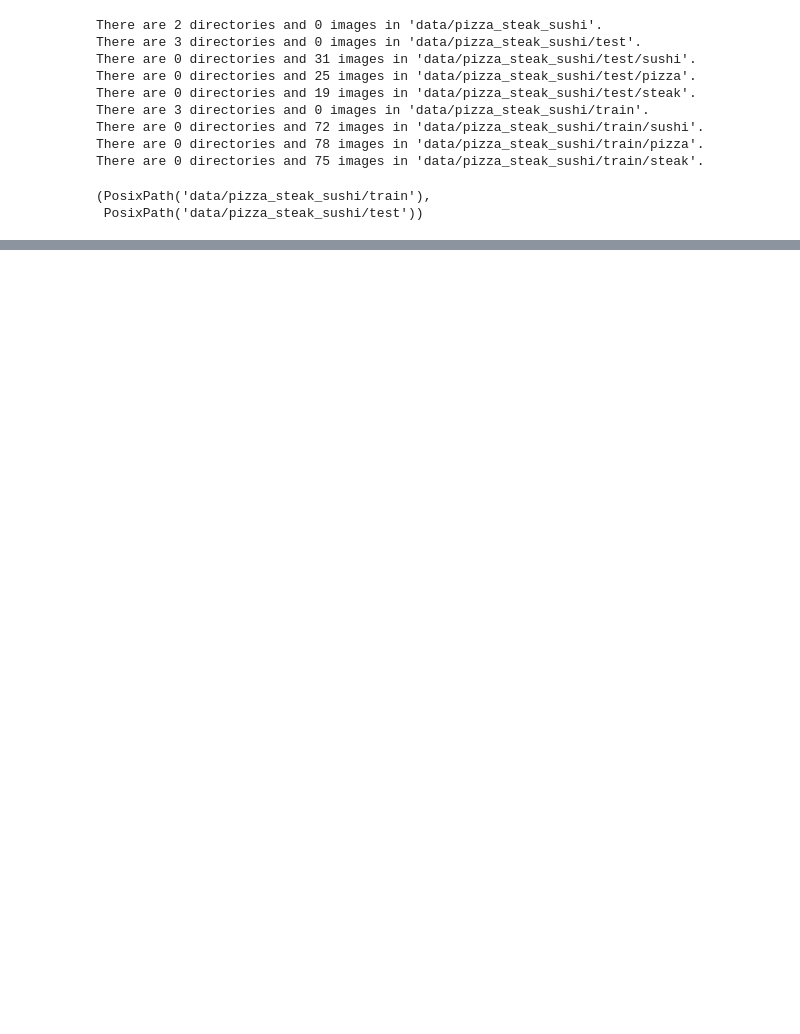
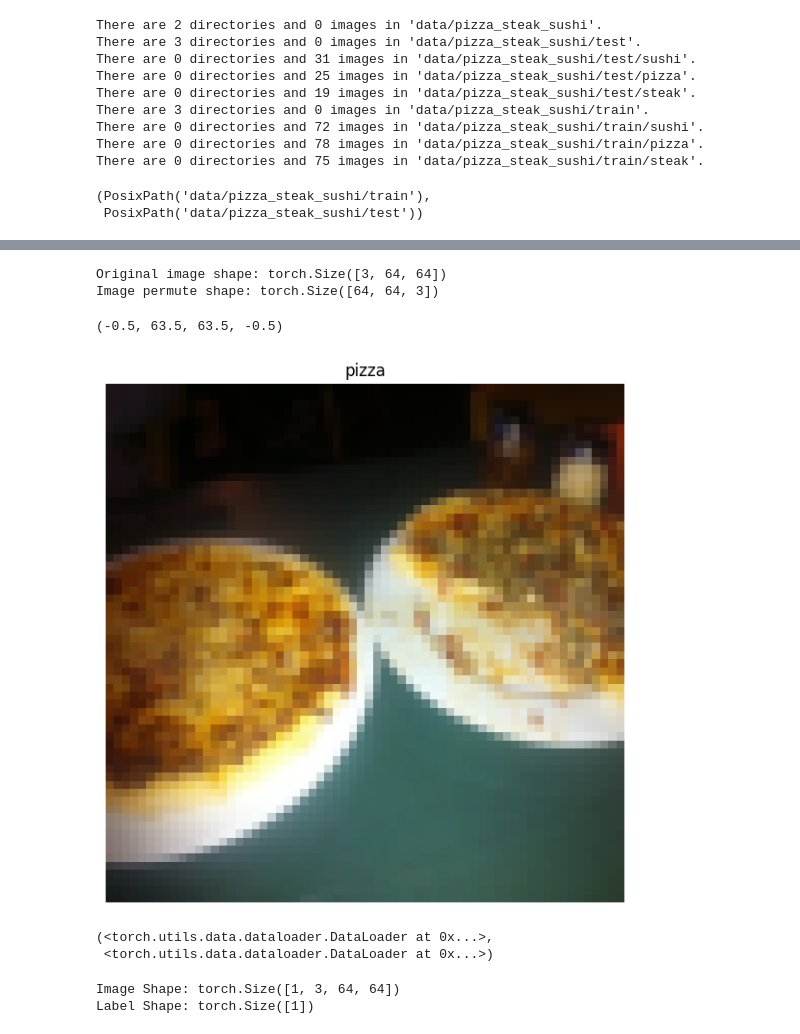
Before and after one commit to BhardwajArjit/Google-Colab, a Jupyter notebook: Custom_Datasets_Workflow.ipynb, the cells around one changed output, grey strips where cells are left out. Saved outputs shown, nothing was run; the diff lists cells and outputs as text; code cells hidden in the pictures; blank space fills up the shorter version.

Commit message:
add Custom_Datasets_Workflow

```diff
--- a/Custom_Datasets_Workflow.ipynb
+++ b/Custom_Datasets_Workflow.ipynb
@@ -100,0 +159,8 @@ plt.axis(False)
+# %%
+train_data = datasets.ImageFolder(root=train_dir,
+                                  transform=data_transform)
+
+test_data = datasets.ImageFolder(root=test_dir,
+                                 transform=data_transform)
+
+train_data, test_data
@@ -100,0 +186,3 @@ plt.axis(False)
+# %%
+class_names = train_data.classes
+class_names
@@ -100,0 +196,7 @@ plt.axis(False)
+# %%
+img, label = train_data[0][0], train_data[0][1]
+print(f"Image tensor:\n{img}")
+print(f"Image shape: {img.shape}")
+print(f"Image datatype: {img.dtype}")
+print(f"Image label: {label}")
+print(f"Label datatype: {type(label)}")
@@ -100,0 +221,39 @@ plt.axis(False)
+# %%
+img_permute = img.permute(1, 2, 0)
+
+print(f"Original image shape: {img.shape}")
+print(f"Image permute shape: {img_permute.shape}")
+
+plt.figure(figsize=(10, 7))
+plt.imshow(img_permute)
+plt.title(class_names[label])
+plt.axis(False)
+# %% [output]
+Original image shape: torch.Size([3, 64, 64])
+Image permute shape: torch.Size([64, 64, 3])
+(-0.5, 63.5, 63.5, -0.5)
+[figure, added]
+# %%
+BATCH_SIZE = 1
+
+train_data_loader = DataLoader(dataset=train_data,
+                               batch_size=BATCH_SIZE,
+                               num_workers=1,
+                               shuffle=True)
+test_data_loader = DataLoader(dataset=test_data,
+                              batch_size=BATCH_SIZE,
+                              num_workers=1,
+                              shuffle=False)
+
+train_data_loader, test_data_loader
+# %% [output]
+(<torch.utils.data.dataloader.DataLoader at 0x...>,
+ <torch.utils.data.dataloader.DataLoader at 0x...>)
+# %%
+img, label = next(iter(train_data_loader))
+
+print(f"Image Shape: {img.shape}")
+print(f"Label Shape: {label.shape}")
+# %% [output]
+Image Shape: torch.Size([1, 3, 64, 64])
+Label Shape: torch.Size([1])
```
Also changed, not shown: parts of 12 cells of this notebook.
